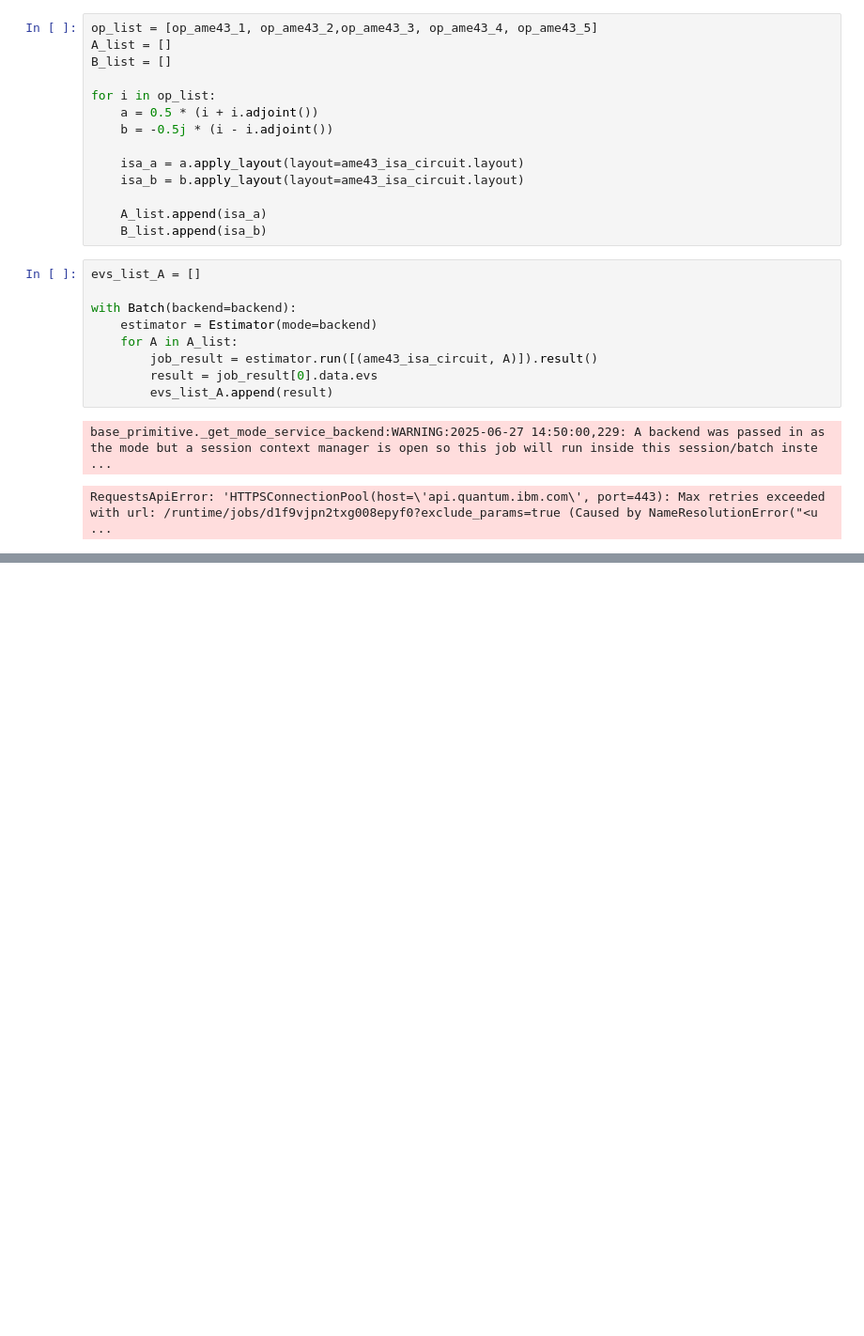
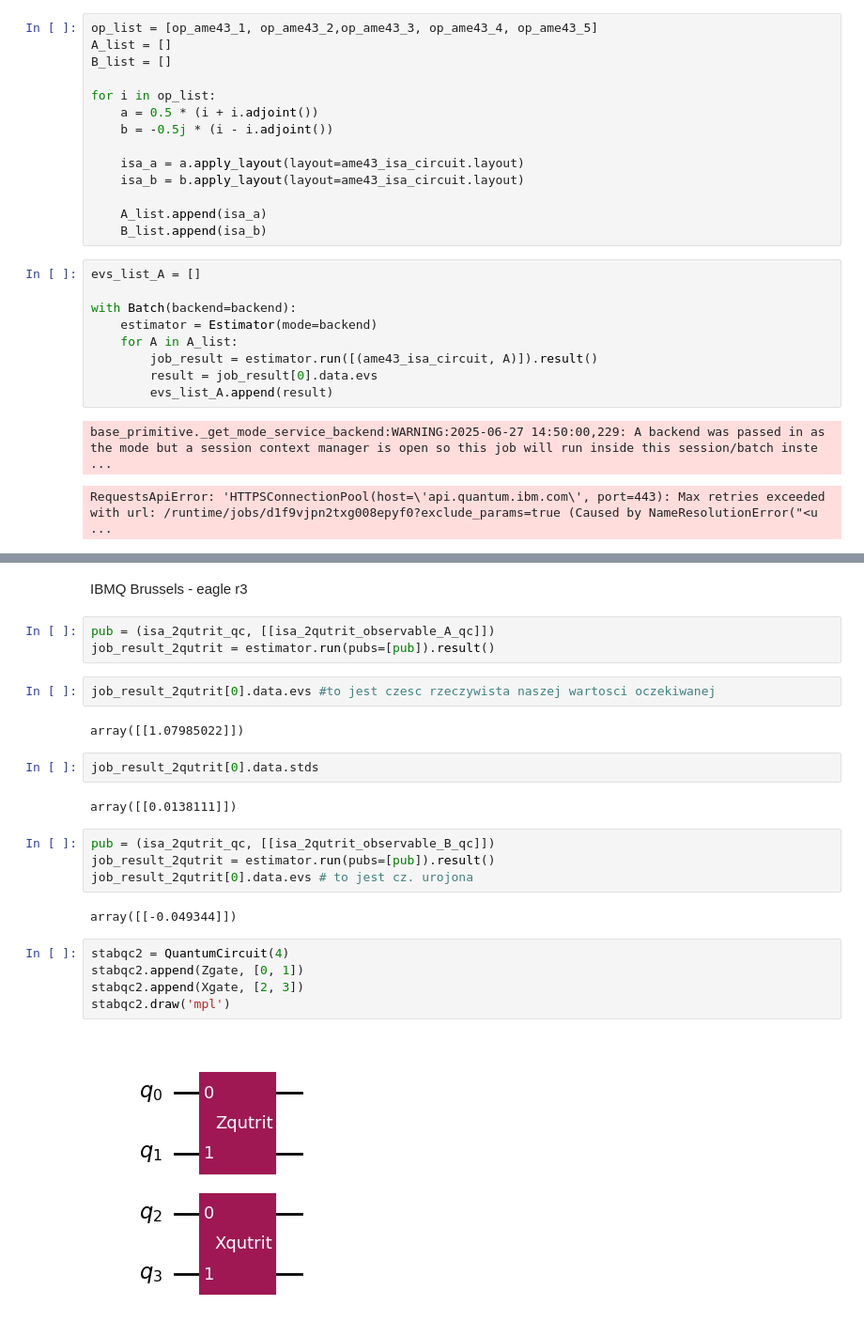
Before and after one commit to slysek/qudityD3, a Jupyter notebook: QuditsOnQubits/real_measurements_IBM.ipynb, the cells around one changed output, grey strips where cells are left out. Shown at 94% size. Saved outputs shown, nothing was run; the diff lists cells and outputs as text; blank space fills up the shorter version.

```diff
--- a/QuditsOnQubits/real_measurements_IBM.ipynb
+++ b/QuditsOnQubits/real_measurements_IBM.ipynb
@@ -202,0 +298,26 @@ RequestsApiError: 'HTTPSConnectionPool(host=\'api.quantum.ibm.com\', port=443):
+# %% [markdown]
+IBMQ Brussels - eagle r3
+# %%
+pub = (isa_2qutrit_qc, [[isa_2qutrit_observable_A_qc]])
+job_result_2qutrit = estimator.run(pubs=[pub]).result()
+# %%
+job_result_2qutrit[0].data.evs #to jest czesc rzeczywista naszej wartosci oczekiwanej
+# %% [output]
+array([[1.07985022]])
+# %%
+job_result_2qutrit[0].data.stds
+# %% [output]
+array([[0.0138111]])
+# %%
+pub = (isa_2qutrit_qc, [[isa_2qutrit_observable_B_qc]])
+job_result_2qutrit = estimator.run(pubs=[pub]).result()
+job_result_2qutrit[0].data.evs # to jest cz. urojona
+# %% [output]
+array([[-0.049344]])
+# %%
+stabqc2 = QuantumCircuit(4)
+stabqc2.append(Zgate, [0, 1])
+stabqc2.append(Xgate, [2, 3])
+stabqc2.draw('mpl')
+# %% [output]
+[figure, added]
```
Also changed, not shown: parts of 93 cells of this notebook, 5 other files.
